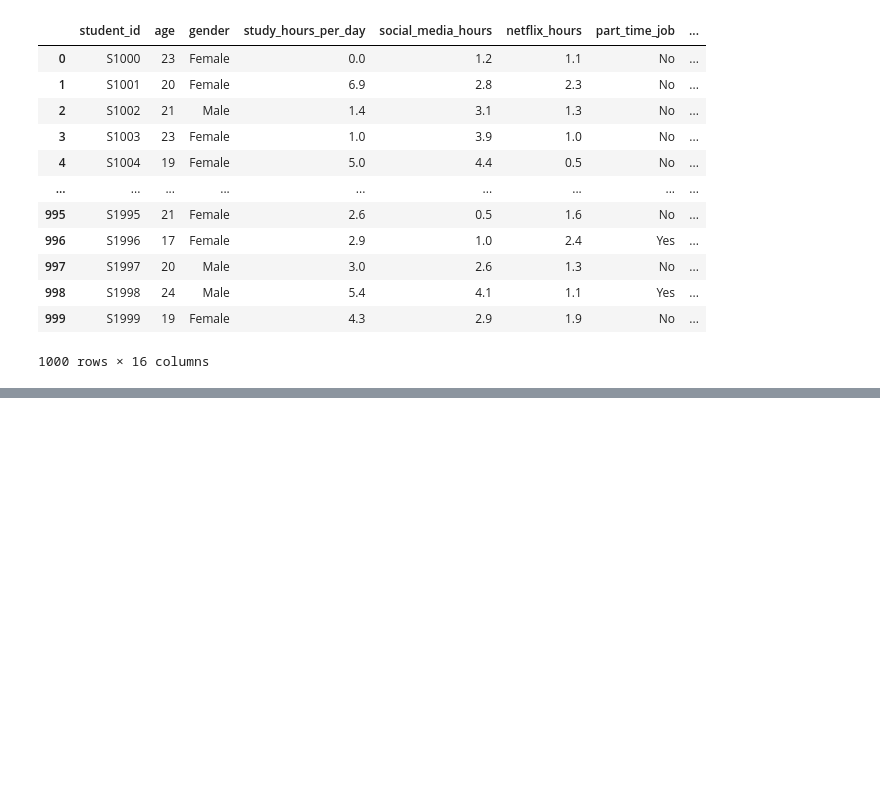
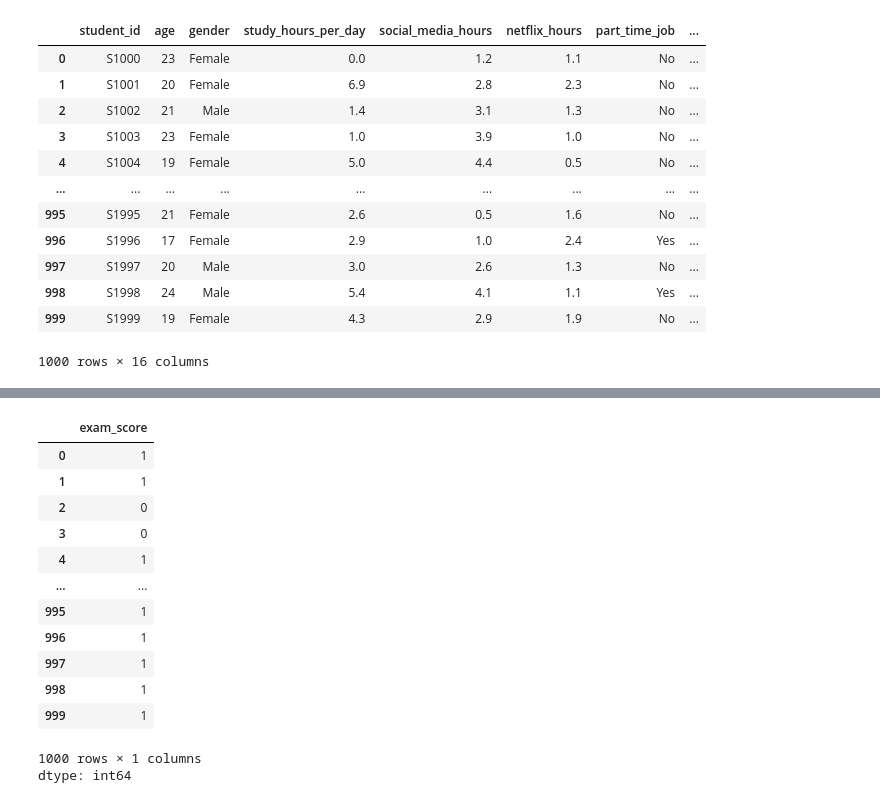
Before and after one commit to tausif04/Data-Mining-and-Machine-Learning-Lab, a Jupyter notebook: SVM_KNN_Naive_Bias_.ipynb, the cells around one changed output, grey strips where cells are left out. Saved outputs shown, nothing was run; the diff lists cells and outputs as text; code cells hidden in the pictures; blank space fills up the shorter version.

```diff
--- a/SVM_KNN_Naive_Bias_.ipynb
+++ b/SVM_KNN_Naive_Bias_.ipynb
@@ -29,0 +57,31 @@ df
+# %%
+#manually mapping
+diet_quality_order = ['Poor', 'Fair', 'Good']
+internet_quality_order = ['Poor', 'Average', 'Good']
+parent_edu_order = ['High School', 'Associate', 'Bachelor', 'Master']
+
+#ordinal encodingS
+df['diet_quality'] = df['diet_quality'].map({k: i for i, k in enumerate(diet_quality_order)})
+df['internet_quality'] = df['internet_quality'].map({k: i for i, k in enumerate(internet_quality_order)})
+df['parental_education_level'] = df['parental_education_level'].map({k: i for i, k in enumerate(parent_edu_order)})
+# %%
+#Binary Encoding
+df.columns = df.columns.str.strip()
+df['part_time_job'] = df['part_time_job'].map({'Yes': 1, 'No': 0})
+df['extracurricular_participation'] = df['extracurricular_participation'].map({'Yes': 1, 'No': 0})
+df['gender'] = df['gender'].map({'Male': 1, 'Female': 0, 'Other': 2})
+# %%
+# Feature engineering
+df['total_screen_time'] = df['social_media_hours'] + df['netflix_hours']
+df['sleep_sufficient'] = df['sleep_hours'].apply(lambda x: 1 if x >= 7 else 0)
+# %%
+from sklearn.preprocessing import StandardScaler
+numeric_features = [
+    'age', 'study_hours_per_day', 'social_media_hours', 'netflix_hours',
+    'attendance_percentage', 'sleep_hours', 'exercise_frequency',
+    'mental_health_rating', 'exam_score', 'total_screen_time'
+]
+
+# Standard scaling
+scaler = StandardScaler()
+df[numeric_features] = scaler.fit_transform(df[numeric_features])
@@ -29,0 +108,20 @@ df
+# %%
+
+data_classifier = df.copy()
+data_classifier['exam_score'] = (data_classifier['exam_score'] >= -1.7527541203049226 )*1
+data_classifier['exam_score']
+# %% [output]
+|  | exam_score |
+| 0 | 1 |
+| 1 | 1 |
+| 2 | 0 |
+| 3 | 0 |
+| 4 | 1 |
+| ... | ... |
+| 995 | 1 |
+| 996 | 1 |
+| 997 | 1 |
+| 998 | 1 |
+| 999 | 1 |
+1000 rows × 1 columns
+dtype: int64
```
Also changed, not shown: parts of 8 cells of this notebook.
